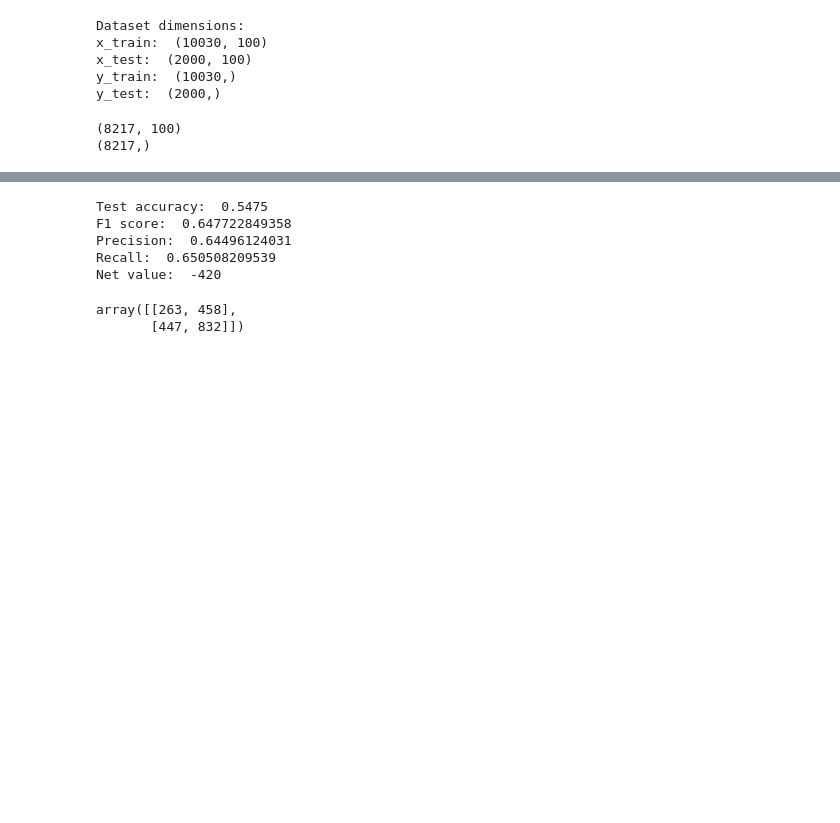
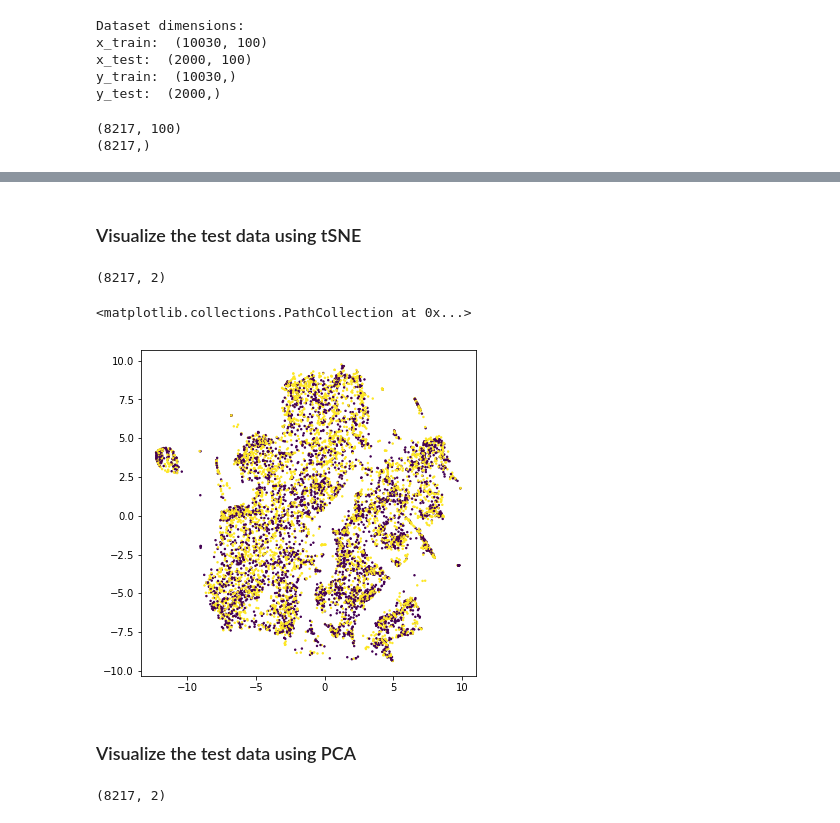
Before and after one commit to JY2014/PatentEvaluation, a Jupyter notebook: word2vec_training.ipynb, the cells around one changed output, grey strips where cells are left out. Cells and saved outputs as stored; diff of their text form; code cells hidden in the pictures; blank space fills up the shorter version.

Commit message:
add visualization: tSNE and PCA

```diff
--- a/word2vec_training.ipynb
+++ b/word2vec_training.ipynb
@@ -359,10 +384,10 @@ x_test_std = scaler.transform(x_test)
 model = RandomForestClassifier(n_estimators = 100)
 
 # tune max_features
-param_space = np.arange(2, 8, 2)
+param_space = np.arange(6, 16, 2)
 
 grid_model = GridSearchCV(model, n_jobs = 4,
                           param_grid = {'max_features': param_space},
-                          cv  = 5, scoring = 'accuracy')
+                          cv  = 5, scoring = my_scorer)
 # fit on the data
 grid_model = grid_model.fit(x_train_std, y_data_sub)
@@ -414,16 +394,3 @@ my_scorer = make_scorer(my_loss_func, greater_is_better=True)
-# %%
-### tune random forest
-
-model = RandomForestClassifier(n_estimators = 100)
-
-# tune max_features
-param_space = np.arange(2, 8, 2)
-
-grid_model = GridSearchCV(model, n_jobs = 4,
-                          param_grid = {'max_features': param_space},
-                          cv  = 5, scoring = my_scorer)
-# fit on the data
-grid_model = grid_model.fit(x_train_std, y_data_sub)
 # %%
 # check results
 print "Best accuracy:", grid_model.best_score_
@@ -480,14 +422,0 @@ Best parameter:  {'max_features': 2, 'class_weight': {0: 1, 1: 1000.0}}
-# %%
-# check confusion matrix
-best_rf = grid_model.best_estimator_
-best_rf.fit(x_train_std, y_data_sub)
-
-y_pred = best_rf.predict(x_test_std)
-
-# accuracy
-print "Test accuracy: ", np.mean(y_pred == y_test)
-print "F1 score: ", metrics.f1_score(y_test, y_pred)
-print "Precision: ", metrics.precision_score(y_test, y_pred)
-print "Recall: ", metrics.recall_score(y_test, y_pred)
-print "Net value: ", my_loss_func(y_test, y_pred)
-metrics.confusion_matrix(y_test, y_pred)
@@ -520,21 +423,27 @@ array([[   0,  721],
-# %%
-# if randomly assign the two classes with the same ratio
-y_pred_random = np.random.uniform(0, 1, size = y_test.shape[0])
-# turn into binary
-y_random_class = np.zeros(y_test.shape[0])
-y_random_class[y_pred_random > 1- np.mean(y_test)] = 1
-
-print "Test accuracy: ", np.mean(y_random_class == y_test)
-print "F1 score: ", metrics.f1_score(y_random_class, y_test)
-print "Precision: ", metrics.precision_score(y_test, y_random_class)
-print "Recall: ", metrics.recall_score(y_test, y_random_class)
-print "Net value: ", my_loss_func(y_test, y_random_class)
-metrics.confusion_matrix(y_test, y_random_class)
-# %% [output]
-Test accuracy:  0.5475
-F1 score:  0.647722849358
-Precision:  0.64496124031
-Recall:  0.650508209539
-Net value:  -420
-array([[263, 458],
-       [447, 832]])
+# %% [markdown]
+### Visualize the test data using tSNE
+# %%
+# transform the predictors using tSNE
+tSNE = TSNE(n_components=2)
+
+x_tsne = tSNE.fit_transform(x_train_std)
+x_tsne.shape
+# %% [output]
+(8217, 2)
+# %%
+fig = plt.figure(figsize = (6, 6))
+
+plt.scatter(x_tsne[:, 0], x_tsne[:, 1], c = y_data_sub, s = 2)
+# %% [output]
+<matplotlib.collections.PathCollection at 0x...>
+[figure, added]
+# %% [markdown]
+### Visualize the test data using PCA
+# %%
+# transform the predictors using tSNE
+pca = PCA(n_components=2)
+
+x_pca = pca.fit_transform(x_train_std)
+x_pca.shape
+# %% [output]
+(8217, 2)
```
Also changed, not shown: parts of 14 cells of this notebook.
